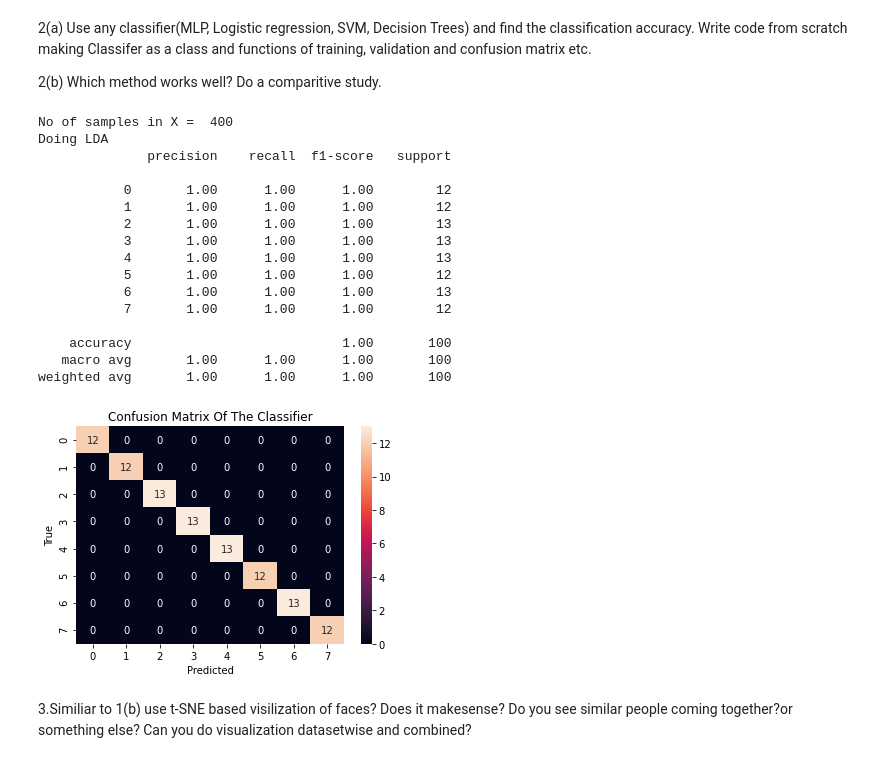
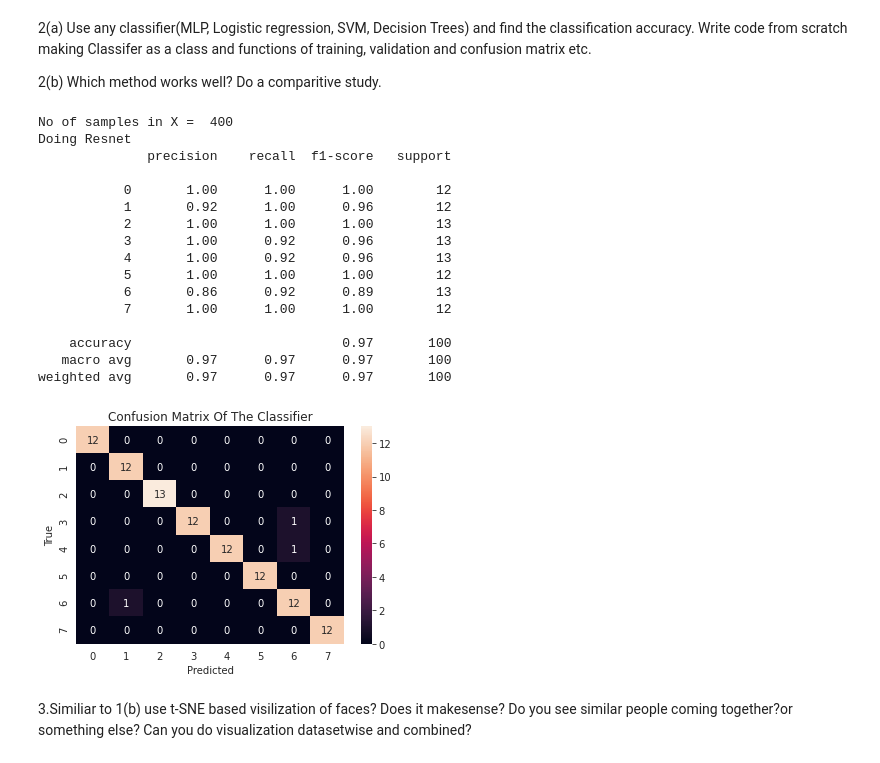
Before and after one commit to shivamkrsharma44/HAI, a Jupyter notebook: Assignment_1.ipynb, the cells around one changed output. Drawn from its saved outputs; the diff is of its cells as text; code cells hidden in the pictures.

```diff
--- a/Assignment_1.ipynb
+++ b/Assignment_1.ipynb
@@ -261,11 +261,8 @@ def get_lda(X,y, k):
     pcaX = pca.transform(X)
     lda.fit(pcaX, y)
     ldaPCA = lda.transform(pcaX)
-    if k<7 and k>1:
-      X_k = np.copy(ldaPCA[:,:])
-      X_k[k:] = 0
-    else:
-      X_k = np.copy(ldaPCA[:,:])
+
+    X_k = np.copy(ldaPCA[:,:])
 
     return X_k
 # %% [markdown]
@@ -693,35 +690,35 @@ def results(X,y,feature,k,path):
 # %%
 #  IMFDB IIIT-CFW  Yale_face_database  VGG19_features.npy   resnet50_features.npy
 #NOTE:while changing path change y value also
 #K is number of principal components
 #change X,y , feature and path value for different datasets and features
 #path is requires for VGG and Resnest
 
 path = '/content/drive/MyDrive/dataset/IMFDB/resnet50_features.npy'
-feature = 'lda'
+feature = 'resnet'
 K = 7
 np.random.seed(0)
 #results(X_2,y_2,feature,K,path)
 #results(X_1,y_1,feature,K,path)
 results(X,y,feature,K,path)
 # %% [output]
 No of samples in X =  400
-Doing LDA
+Doing Resnet
               precision    recall  f1-score   support
 
            0       1.00      1.00      1.00        12
-           1       1.00      1.00      1.00        12
+           1       0.92      1.00      0.96        12
            2       1.00      1.00      1.00        13
-           3       1.00      1.00      1.00        13
-           4       1.00      1.00      1.00        13
+           3       1.00      0.92      0.96        13
+           4       1.00      0.92      0.96        13
            5       1.00      1.00      1.00        12
-           6       1.00      1.00      1.00        13
+           6       0.86      0.92      0.89        13
            7       1.00      1.00      1.00        12
 
-    accuracy                           1.00       100
-   macro avg       1.00      1.00      1.00       100
-weighted avg       1.00      1.00      1.00       100
+    accuracy                           0.97       100
+   macro avg       0.97      0.97      0.97       100
+weighted avg       0.97      0.97      0.97       100
-[figure, old version]
+[figure, new version]
 # %% [markdown]
 3.Similiar to 1(b) use t-SNE based visilization of faces?  Does it makesense?  Do you see similar people coming together?or something else?  Can you do visualization datasetwise and combined?
 # %%
```
